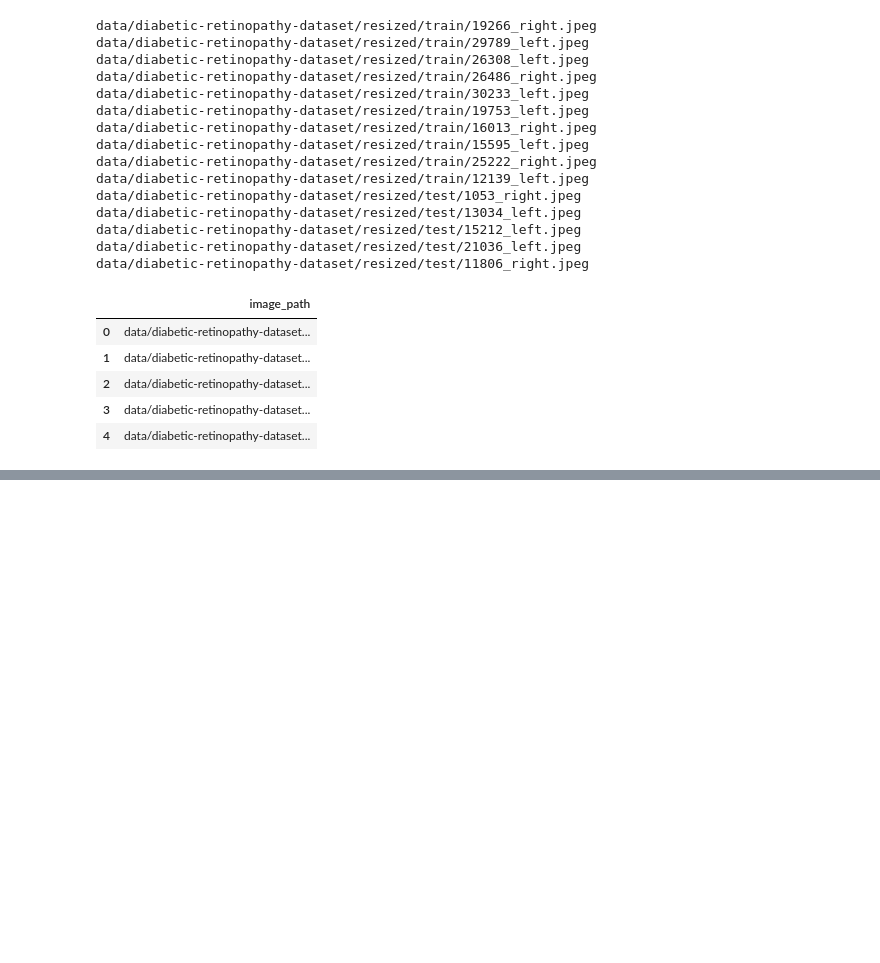
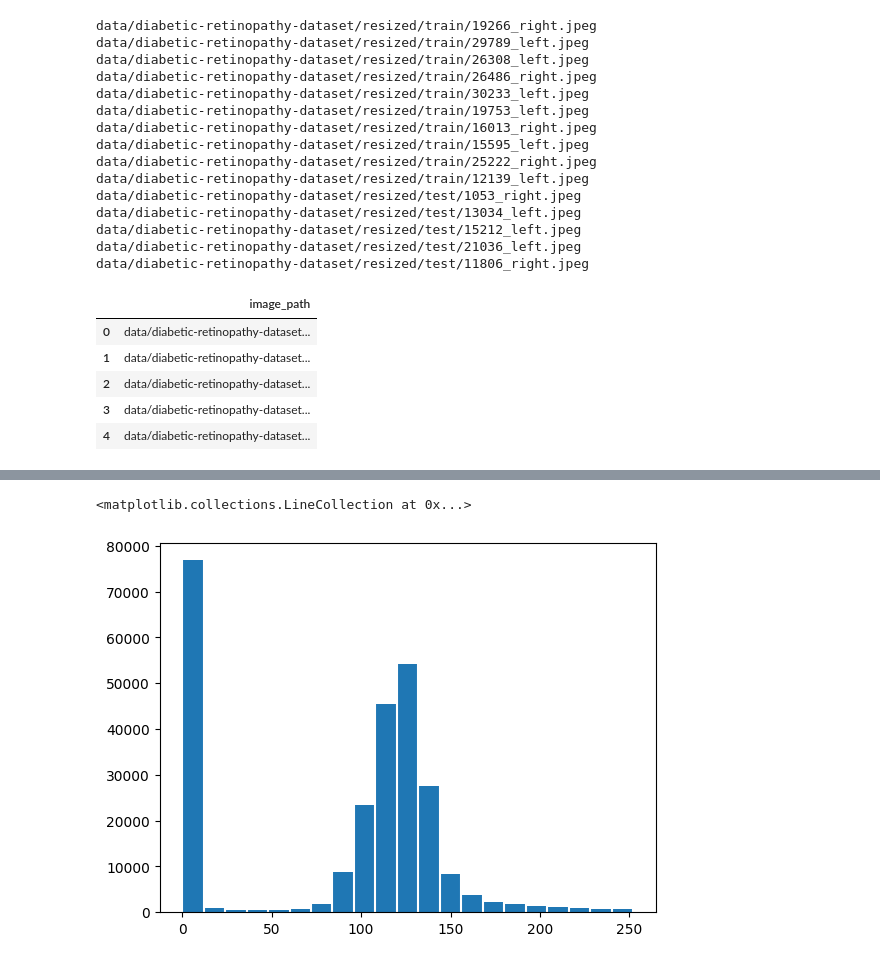
Before and after one commit to usadiqgriffin/optical_vessels, a Jupyter notebook: data_prep.ipynb, the cells around one changed output, grey strips where cells are left out. Saved outputs shown, nothing was run; the diff lists cells and outputs as text; code cells hidden in the pictures; blank space fills up the shorter version.

```diff
--- a/data_prep.ipynb
+++ b/data_prep.ipynb
@@ -65,0 +93,10 @@ df_test.to_csv("data/test.csv")
+# %%
+irange = np.max(image_np) - np.min(image_np)
+
+counts, edges = np.histogram(image_np, bins=range(int(np.min(image_np)), int(np.max(image_np)), irange//20))
+
+plt.stairs(counts, edges, fill=True)
+plt.vlines(edges, 0, counts.max(), colors='w')
+# %% [output]
+<matplotlib.collections.LineCollection at 0x...>
+[figure, added]
```
Also changed, not shown: parts of 2 cells of this notebook, 1 other file.
